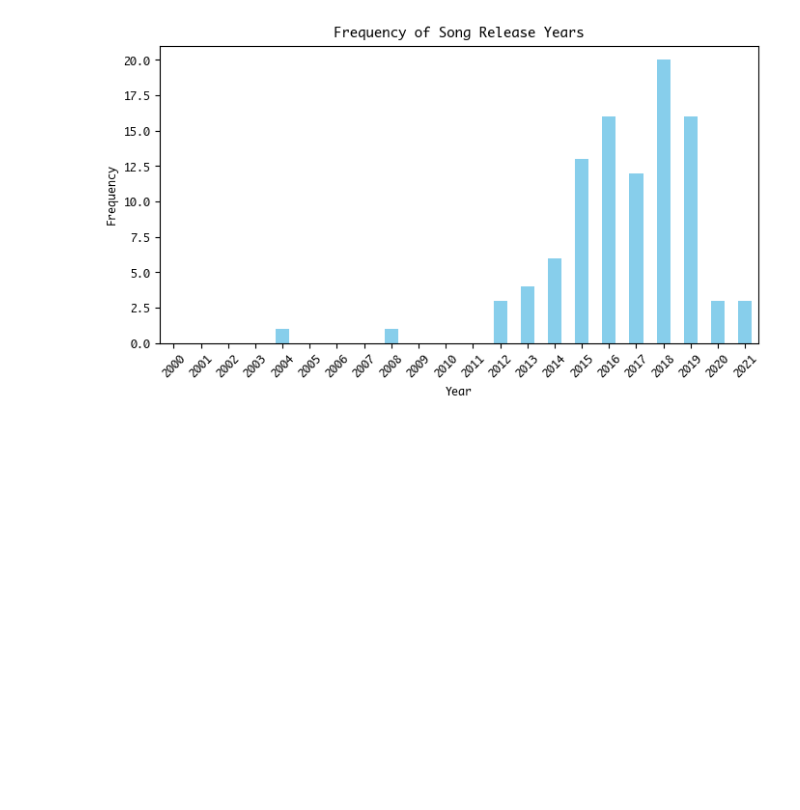
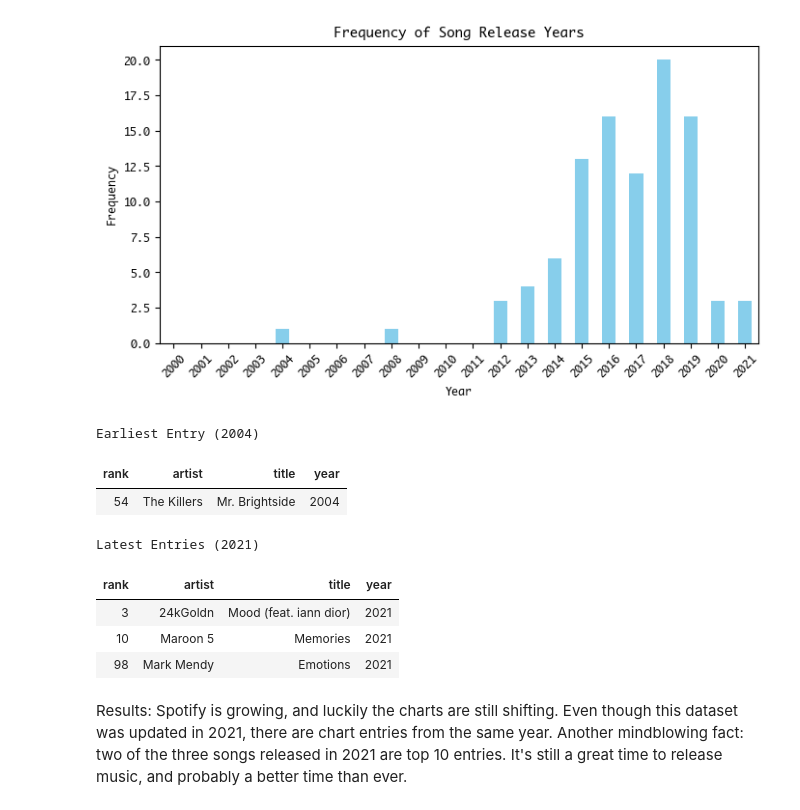
Before and after one commit to buiswrld/soundscaping, a Jupyter notebook: results.ipynb, the cells around one changed output. Drawn from its saved outputs; the diff is of its cells as text; code cells hidden in the pictures; blank space fills up the shorter version.

```diff
--- a/results.ipynb
+++ b/results.ipynb
@@ -245,3 +247,18 @@ Initial hypothesis: Spotify is growing every year, but new chart entries are slo
 renderer.plot_year_frequency(df_top100s, "year", range(2000, 2022) )
 # %% [output]
 [figure]
+# %%
+earliest = loader.filter(df_top100s, 'year', 2004)[['rank', 'artist', 'title', 'year']]
+latest = loader.filter(df_top100s, 'year', 2021)[['rank', 'artist', 'title', 'year']]
+renderer.split_show(earliest, latest, "Earliest Entry (2004)", "Latest Entries (2021)")
+# %% [output]
+Earliest Entry (2004)
+| rank | artist | title | year |
+| 54 | The Killers | Mr. Brightside | 2004 |
+Latest Entries (2021)
+| rank | artist | title | year |
+| 3 | 24kGoldn | Mood (feat. iann dior) | 2021 |
+| 10 | Maroon 5 | Memories | 2021 |
+| 98 | Mark Mendy | Emotions | 2021 |
+# %% [markdown]
+Results: Spotify is growing, and luckily the charts are still shifting. Even though this dataset was updated in 2021, there are chart entries from the same year. Another mindblowing fact: two of the three songs released in 2021 are top 10 entries. It's still a great time to release music, and probably a better time than ever.
```
Also changed, not shown: parts of 5 cells of this notebook, 1 other file.
